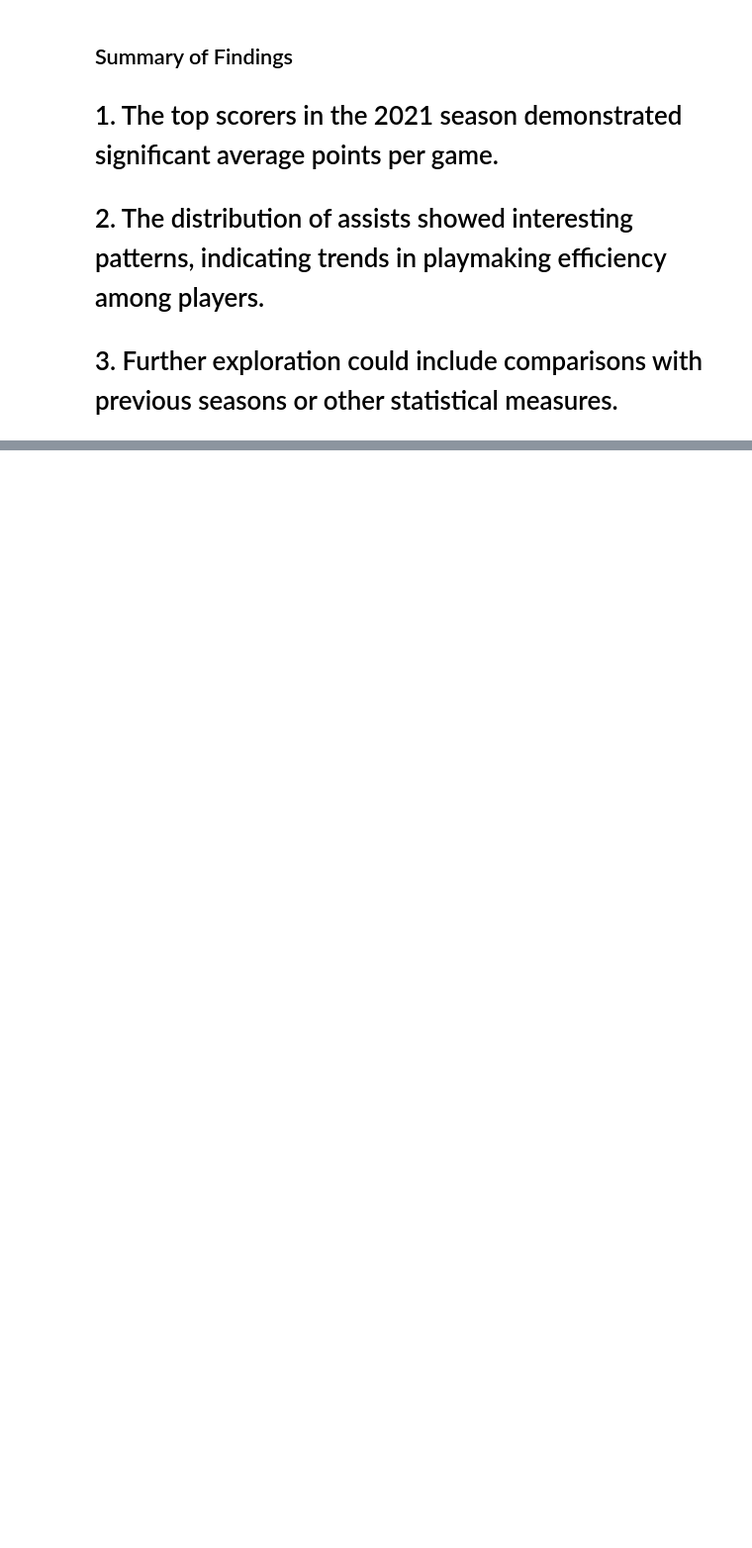
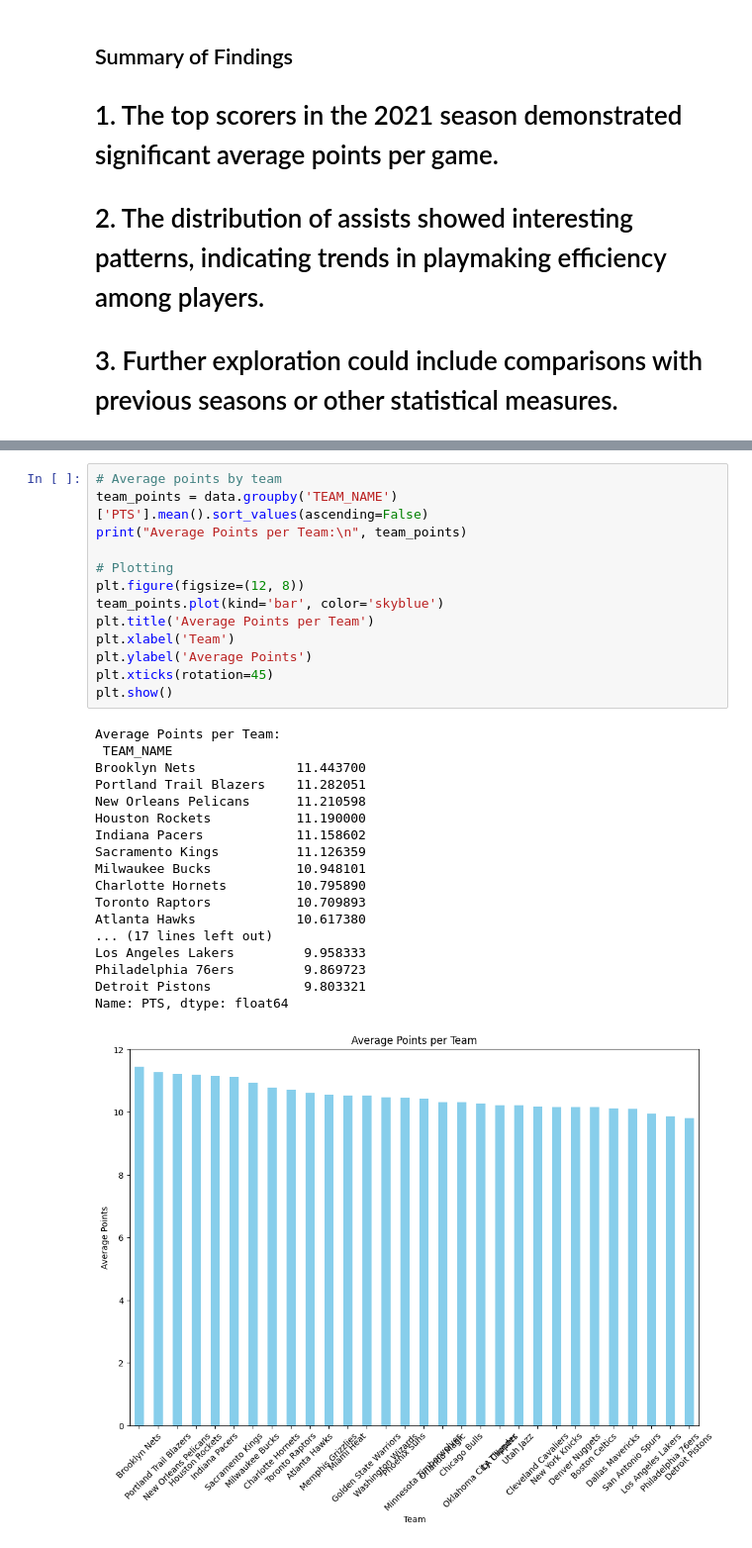
Before and after one commit to Delery5/Delery5.github.io, a Jupyter notebook: NBA_Player_Stats.ipynb, the cells around one changed output, grey strips where cells are left out. Shown at 99% size. Drawn from its saved outputs; the diff is of its cells as text; blank space fills up the shorter version.

```diff
--- a/NBA_Player_Stats.ipynb
+++ b/NBA_Player_Stats.ipynb
@@ -98,0 +134,32 @@ Name: PTS, dtype: float64
+# %%
+# Average points by team
+team_points = data.groupby('TEAM_NAME')['PTS'].mean().sort_values(ascending=False)
+print("Average Points per Team:\n", team_points)
+
+# Plotting
+plt.figure(figsize=(12, 8))
+team_points.plot(kind='bar', color='skyblue')
+plt.title('Average Points per Team')
+plt.xlabel('Team')
+plt.ylabel('Average Points')
+plt.xticks(rotation=45)
+plt.show()
+# %% [output]
+Average Points per Team:
+ TEAM_NAME
+Brooklyn Nets             11.443700
+Portland Trail Blazers    11.282051
+New Orleans Pelicans      11.210598
+Houston Rockets           11.190000
+Indiana Pacers            11.158602
+Sacramento Kings          11.126359
+Milwaukee Bucks           10.948101
+Charlotte Hornets         10.795890
+Toronto Raptors           10.709893
+Atlanta Hawks             10.617380
+... (17 lines left out)
+Los Angeles Lakers         9.958333
+Philadelphia 76ers         9.869723
+Detroit Pistons            9.803321
+Name: PTS, dtype: float64
+[figure, added]
```
Also changed, not shown: parts of 6 cells of this notebook.
